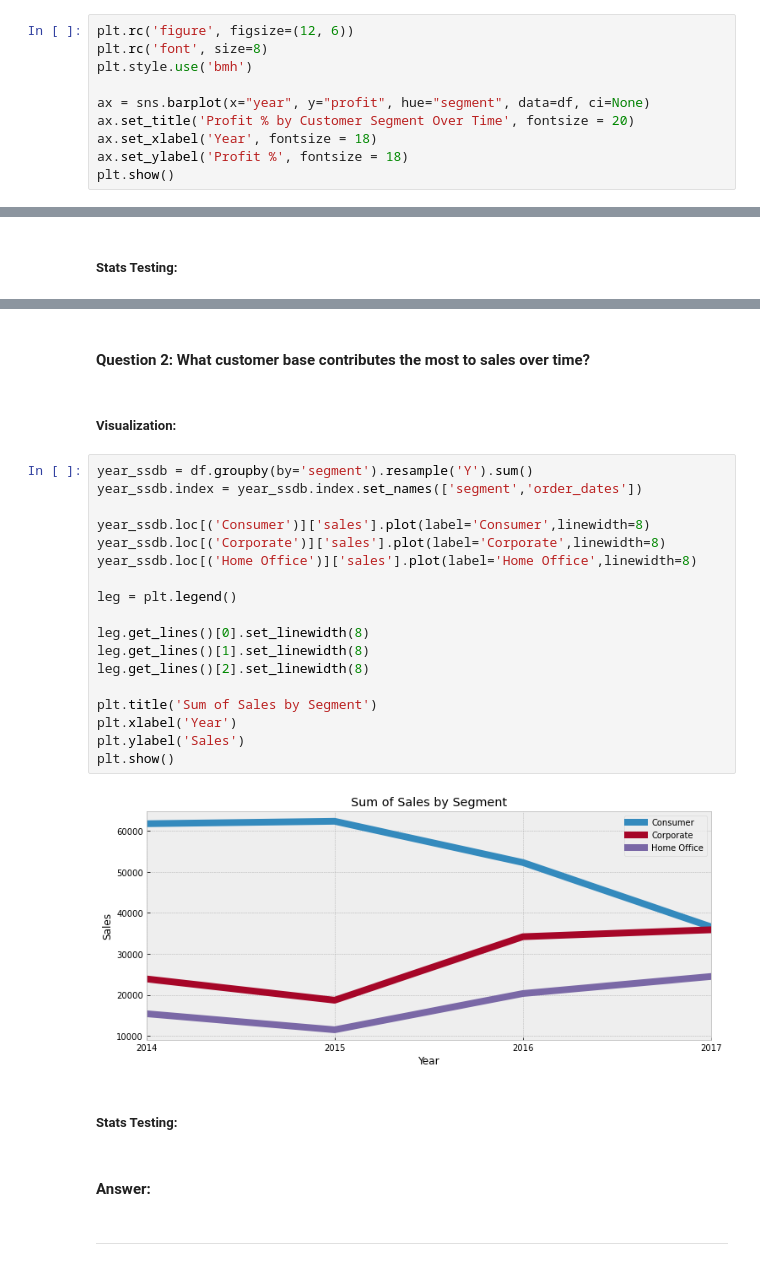
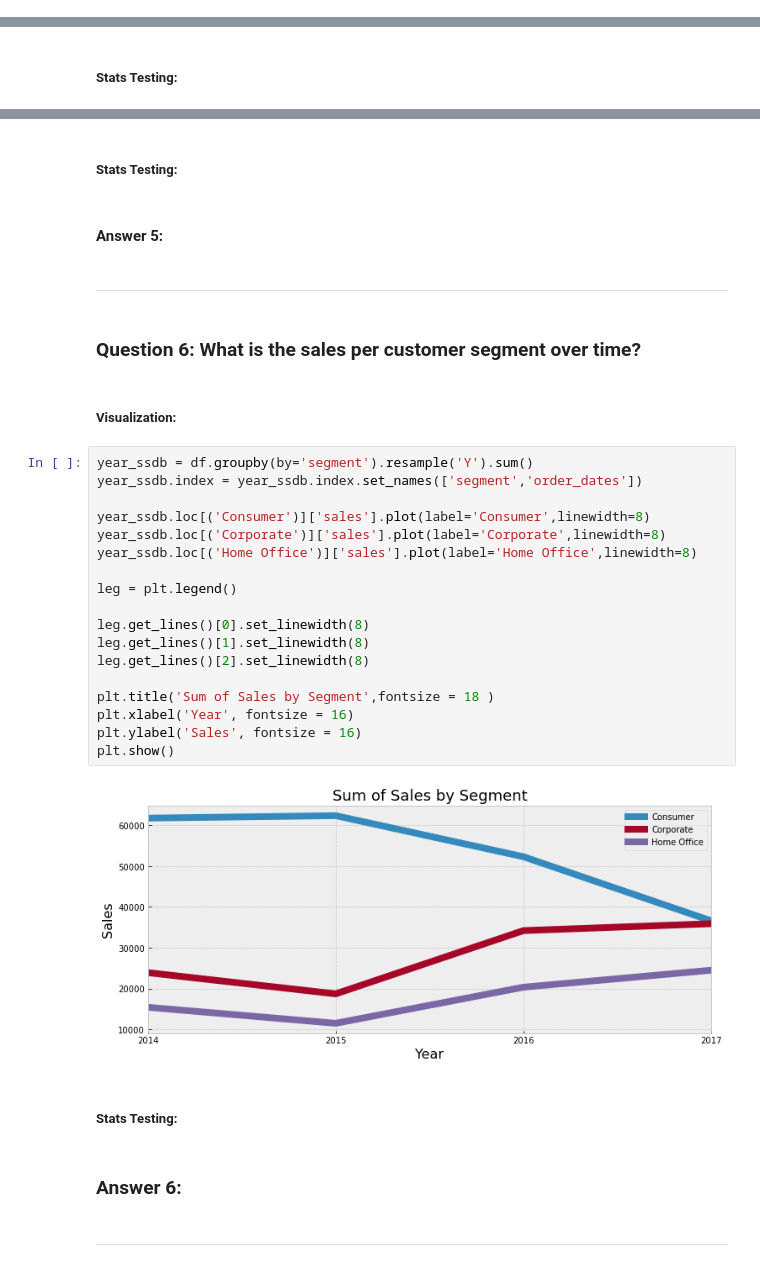
Before and after one commit to long-name-gang/time_series-project, a Jupyter notebook: rachel_final_report.ipynb, the cells around one changed output, grey strips where cells are left out. Saved outputs shown, nothing was run; the diff lists cells and outputs as text.

```diff
--- a/rachel_final_report.ipynb
+++ b/rachel_final_report.ipynb
@@ -281,10 +309,0 @@ ax.set(ylabel='Profit', title='% Profit By Segment Type Over Time', xlabel='Year
-# %%
-plt.rc('figure', figsize=(12, 6))
-plt.rc('font', size=8)
-plt.style.use('bmh')
-
-ax = sns.barplot(x="year", y="profit", hue="segment", data=df, ci=None)
-ax.set_title('Profit % by Customer Segment Over Time', fontsize = 20)
-ax.set_xlabel('Year', fontsize = 18)
-ax.set_ylabel('Profit %', fontsize = 18)
-plt.show()
@@ -329,31 +376,37 @@ plt.show()
+# %% [markdown]
+##### Stats Testing:
+# %% [markdown]
+#### Answer 5:
+# %% [markdown]
+---
 # %% [markdown]
-#### Question 2: What customer base contributes the most to sales over time?
+### Question 6: What is the sales per customer segment over time?
 # %% [markdown]
 ##### Visualization:
 # %%
 year_ssdb = df.groupby(by='segment').resample('Y').sum()
 year_ssdb.index = year_ssdb.index.set_names(['segment','order_dates'])
 
 year_ssdb.loc[('Consumer')]['sales'].plot(label='Consumer',linewidth=8)
 year_ssdb.loc[('Corporate')]['sales'].plot(label='Corporate',linewidth=8)
 year_ssdb.loc[('Home Office')]['sales'].plot(label='Home Office',linewidth=8)
 
 leg = plt.legend()
 
 leg.get_lines()[0].set_linewidth(8)
 leg.get_lines()[1].set_linewidth(8)
 leg.get_lines()[2].set_linewidth(8)
 
-plt.title('Sum of Sales by Segment')
-plt.xlabel('Year')
-plt.ylabel('Sales')
+plt.title('Sum of Sales by Segment',fontsize = 18 )
+plt.xlabel('Year', fontsize = 16)
+plt.ylabel('Sales', fontsize = 16)
 plt.show()
 # %% [output]
-[figure, old version]
+[figure, new version]
 # %% [markdown]
 ##### Stats Testing:
 # %% [markdown]
-#### Answer:
+### Answer 6:
 # %% [markdown]
 ---
 # %% [markdown]
```
Also changed, not shown: parts of 36 cells of this notebook.
